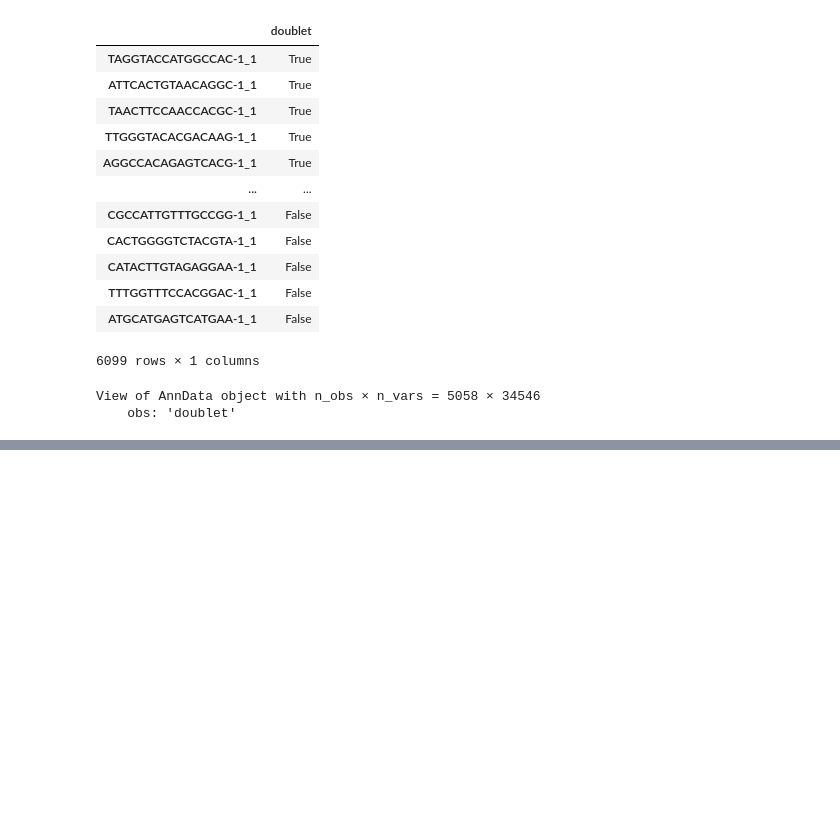
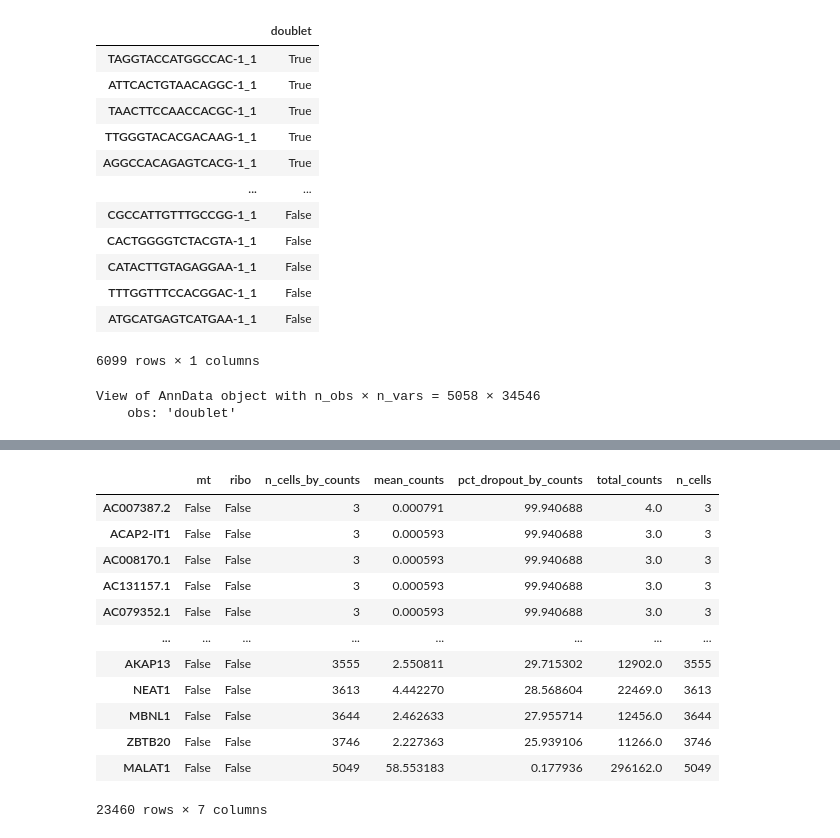
Before and after one commit to ruhisoni/covid-lung-atlas, a Jupyter notebook: notebooks/single-cell-analysis.ipynb, the cells around one changed output, grey strips where cells are left out. Cells and saved outputs as stored; diff of their text form; code cells hidden in the pictures; blank space fills up the shorter version.

```diff
--- a/notebooks/single-cell-analysis.ipynb
+++ b/notebooks/single-cell-analysis.ipynb
@@ -225,0 +355,16 @@ adata.var[adata.var.index.str.startswith("MT-")]
+# %%
+adata.var.sort_values("n_cells_by_counts")
+# %% [output]
+|  | mt | ribo | n_cells_by_counts | mean_counts | pct_dropout_by_counts | total_counts | n_cells |
+| AC007387.2 | False | False | 3 | 0.000791 | 99.940688 | 4.0 | 3 |
+| ACAP2-IT1 | False | False | 3 | 0.000593 | 99.940688 | 3.0 | 3 |
+| AC008170.1 | False | False | 3 | 0.000593 | 99.940688 | 3.0 | 3 |
+| AC131157.1 | False | False | 3 | 0.000593 | 99.940688 | 3.0 | 3 |
+| AC079352.1 | False | False | 3 | 0.000593 | 99.940688 | 3.0 | 3 |
+| ... | ... | ... | ... | ... | ... | ... | ... |
+| AKAP13 | False | False | 3555 | 2.550811 | 29.715302 | 12902.0 | 3555 |
+| NEAT1 | False | False | 3613 | 4.442270 | 28.568604 | 22469.0 | 3613 |
+| MBNL1 | False | False | 3644 | 2.462633 | 27.955714 | 12456.0 | 3644 |
+| ZBTB20 | False | False | 3746 | 2.227363 | 25.939106 | 11266.0 | 3746 |
+| MALAT1 | False | False | 5049 | 58.553183 | 0.177936 | 296162.0 | 5049 |
+23460 rows × 7 columns
```
Also changed, not shown: parts of 28 cells of this notebook.
